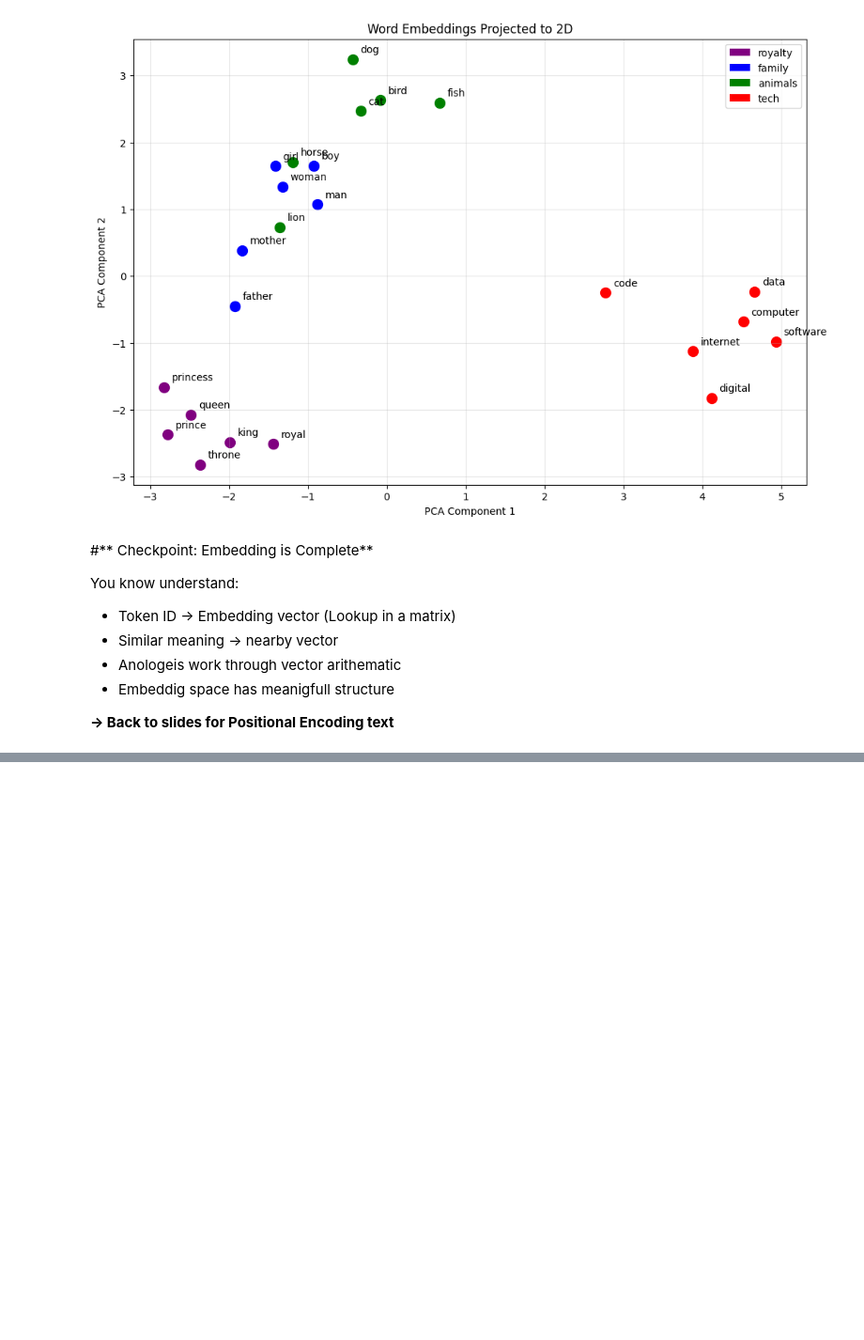
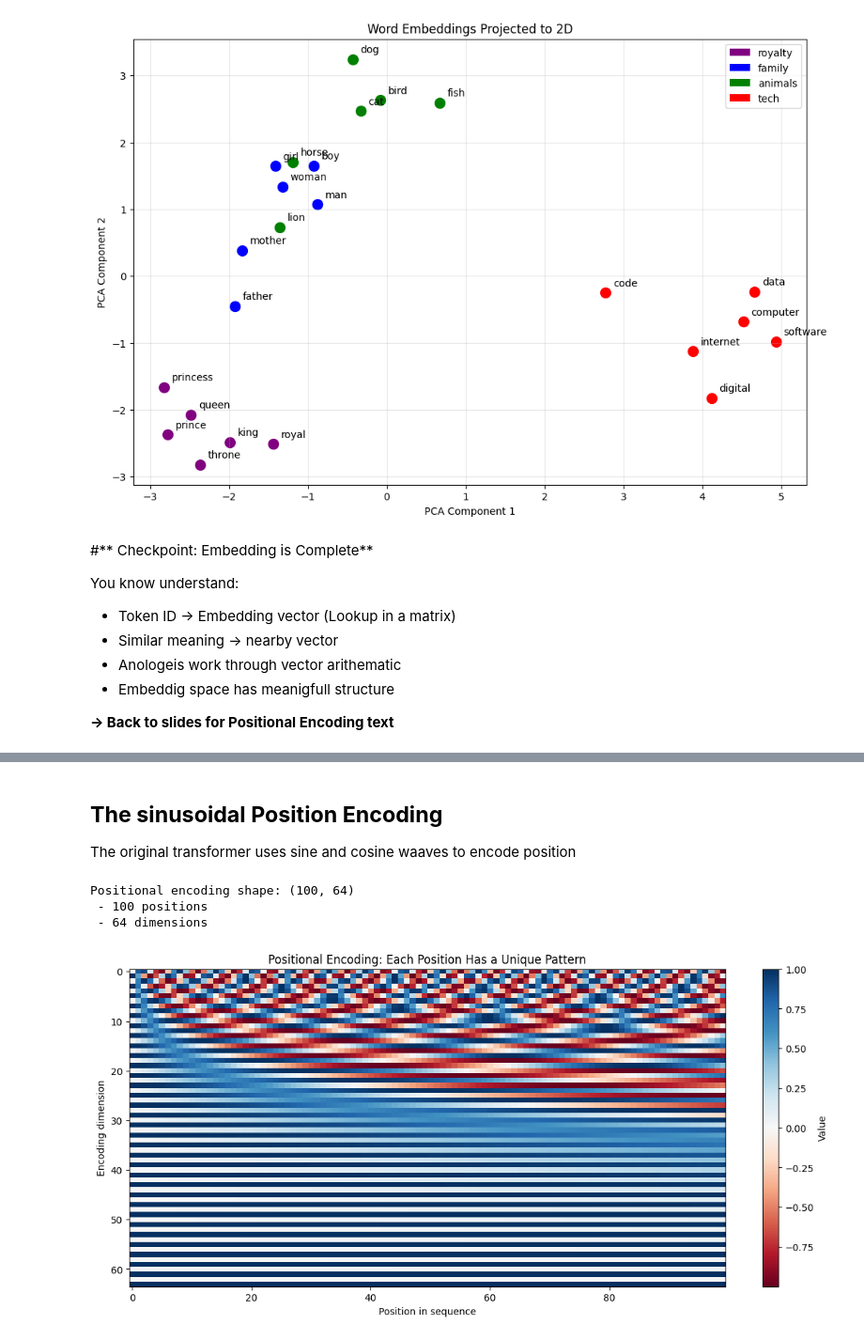
Before and after one commit to Shailesh2302/Tokenization, a Jupyter notebook: Tokenization.ipynb, the cells around one changed output, grey strips where cells are left out. Shown at 94% size. Drawn from its saved outputs; the diff is of its cells as text; code cells hidden in the pictures; blank space fills up the shorter version.

```diff
--- a/Tokenization.ipynb
+++ b/Tokenization.ipynb
@@ -444,0 +485,67 @@ You know understand:
+# %% [markdown]
+## **The sinusoidal Position Encoding**
+
+The original transformer uses sine and cosine waaves to encode position
+# %%
+import numpy as np
+
+def get_positional_encoding(seq_length, d_model):
+    """
+    Generate sinusoidal positional encodings.
+
+    Args:
+        seq_length: Maximum sequence length
+        d_model: Embedding dimension
+
+    Returns:
+        Positional encoding matrix of shape (seq_length, d_model)
+    """
+
+    position = np.arange(seq_length)[:, np.newaxis]  # (seq_length, 1)
+
+    div_term = np.exp(
+        np.arange(0, d_model, 2) * -(np.log(10000.0) / d_model)
+    )
+
+    pe = np.zeros((seq_length, d_model))
+
+    # Even indices: sine
+    pe[:, 0::2] = np.sin(position * div_term)
+
+    # Odd indices: cosine
+    pe[:, 1::2] = np.cos(position * div_term)
+
+    return pe
+
+
+# Generate positional encodings
+seq_length = 100
+d_model = 64  # Using smaller dimension for visualization
+
+pe = get_positional_encoding(seq_length, d_model)
+
+print(f"Positional encoding shape: {pe.shape}")
+print(f" - {seq_length} positions")
+print(f" - {d_model} dimensions")
+# %% [output]
+Positional encoding shape: (100, 64)
+ - 100 positions
+ - 64 dimensions
+# %%
+import matplotlib.pyplot as plt
+
+# Visualize the positional encodings
+plt.figure(figsize=(14, 6))
+
+plt.imshow(pe.T, aspect='auto', cmap='RdBu')
+
+plt.colorbar(label='Value')
+
+plt.xlabel('Position in sequence')
+plt.ylabel('Encoding dimension')
+
+plt.title('Positional Encoding: Each Position Has a Unique Pattern')
+
+plt.show()
+# %% [output]
+[figure, added]
```
Also changed, not shown: parts of 14 cells of this notebook.
